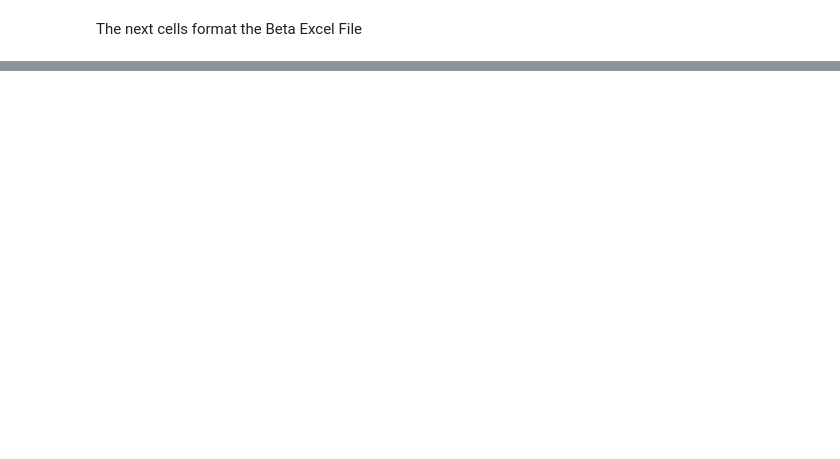
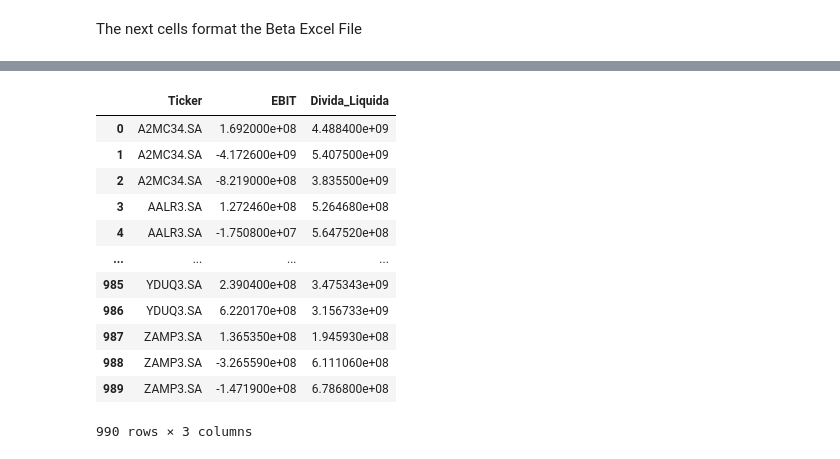
Before and after one commit to andrew3690/F-A_root_project, a Jupyter notebook: notebooks/Data_Formating.ipynb, the cells around one changed output, grey strips where cells are left out. Saved outputs shown, nothing was run; the diff lists cells and outputs as text; code cells hidden in the pictures; blank space fills up the shorter version.

```diff
--- a/notebooks/Data_Formating.ipynb
+++ b/notebooks/Data_Formating.ipynb
@@ -196,6 +240,22 @@ beta.set_index('Ticker')
 ##
 cols = ['asOfDate','periodType','currencyCode']
 beta.drop(cols,axis=1,inplace=True)
+# %%
+beta
+# %% [output]
+|  | Ticker | EBIT | Divida_Liquida |
+| 0 | A2MC34.SA | 1.692000e+08 | 4.488400e+09 |
+| 1 | A2MC34.SA | -4.172600e+09 | 5.407500e+09 |
+| 2 | A2MC34.SA | -8.219000e+08 | 3.835500e+09 |
+| 3 | AALR3.SA | 1.272460e+08 | 5.264680e+08 |
+| 4 | AALR3.SA | -1.750800e+07 | 5.647520e+08 |
+| ... | ... | ... | ... |
+| 985 | YDUQ3.SA | 2.390400e+08 | 3.475343e+09 |
+| 986 | YDUQ3.SA | 6.220170e+08 | 3.156733e+09 |
+| 987 | ZAMP3.SA | 1.365350e+08 | 1.945930e+08 |
+| 988 | ZAMP3.SA | -3.265590e+08 | 6.111060e+08 |
+| 989 | ZAMP3.SA | -1.471900e+08 | 6.786800e+08 |
+990 rows × 3 columns
 # %%
 price.rename(columns = {'Unnamed: 0':'Ticker'},inplace = True)
 price.set_index('Ticker')
```
Also changed, not shown: parts of 19 cells of this notebook, 24 other files.
